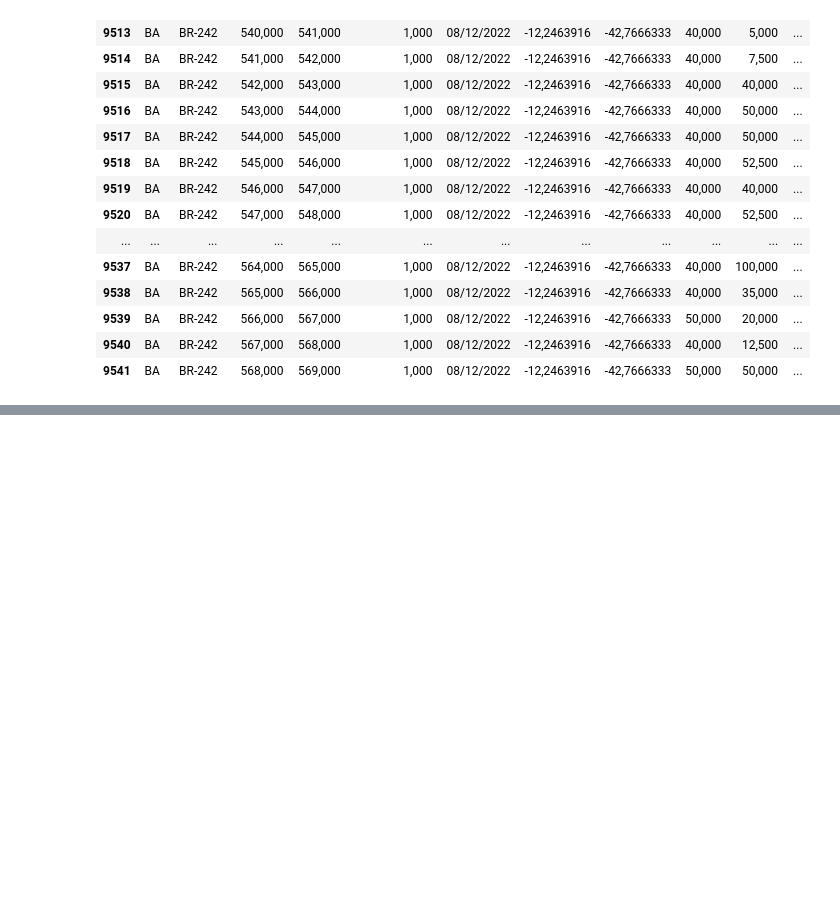
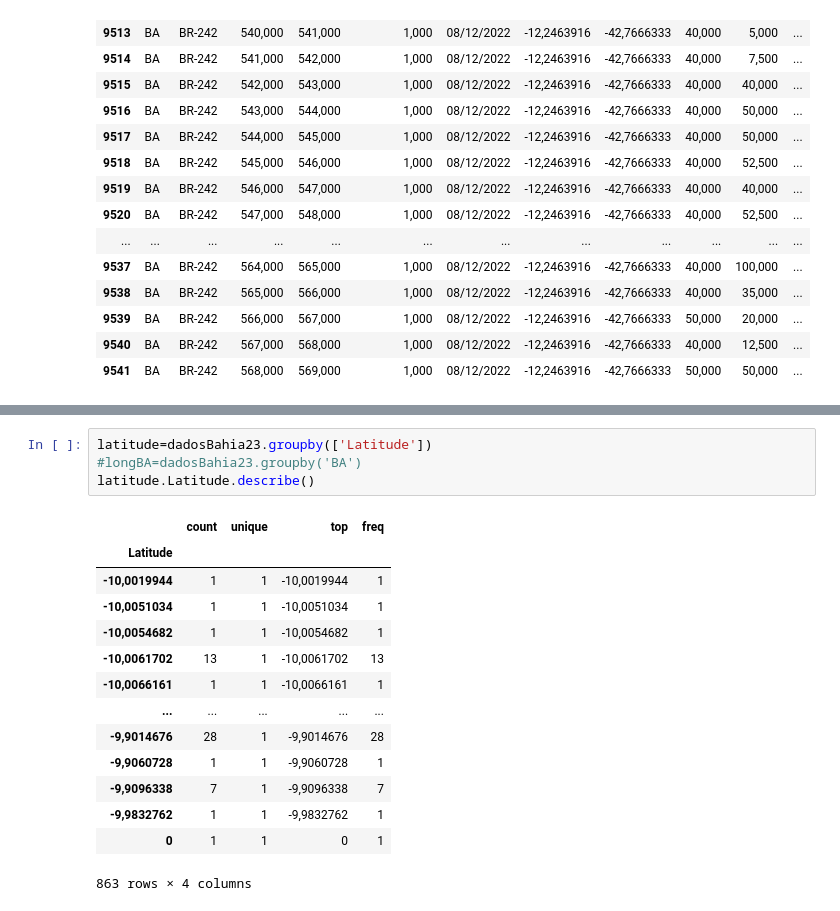
Before and after one commit to WandersonGustavo/Imersao_Alura_Aula_04, a Jupyter notebook: dnit_dados2.ipynb, the cells around one changed output, grey strips where cells are left out. Drawn from its saved outputs; the diff is of its cells as text; blank space fills up the shorter version.

```diff
--- a/dnit_dados2.ipynb
+++ b/dnit_dados2.ipynb
@@ -90,0 +93,19 @@ entrada=entrada.reshaped(-1,1)
+# %%
+latitude=dadosBahia23.groupby(['Latitude'])
+#longBA=dadosBahia23.groupby('BA')
+latitude.Latitude.describe()
+# %% [output]
+|  | count | unique | top | freq |
+| Latitude |  |  |  |  |
+| -10,0019944 | 1 | 1 | -10,0019944 | 1 |
+| -10,0051034 | 1 | 1 | -10,0051034 | 1 |
+| -10,0054682 | 1 | 1 | -10,0054682 | 1 |
+| -10,0061702 | 13 | 1 | -10,0061702 | 13 |
+| -10,0066161 | 1 | 1 | -10,0066161 | 1 |
+| ... | ... | ... | ... | ... |
+| -9,9014676 | 28 | 1 | -9,9014676 | 28 |
+| -9,9060728 | 1 | 1 | -9,9060728 | 1 |
+| -9,9096338 | 7 | 1 | -9,9096338 | 7 |
+| -9,9832762 | 1 | 1 | -9,9832762 | 1 |
+| 0 | 1 | 1 | 0 | 1 |
+863 rows × 4 columns
```
Also changed, not shown: parts of 6 cells of this notebook.
